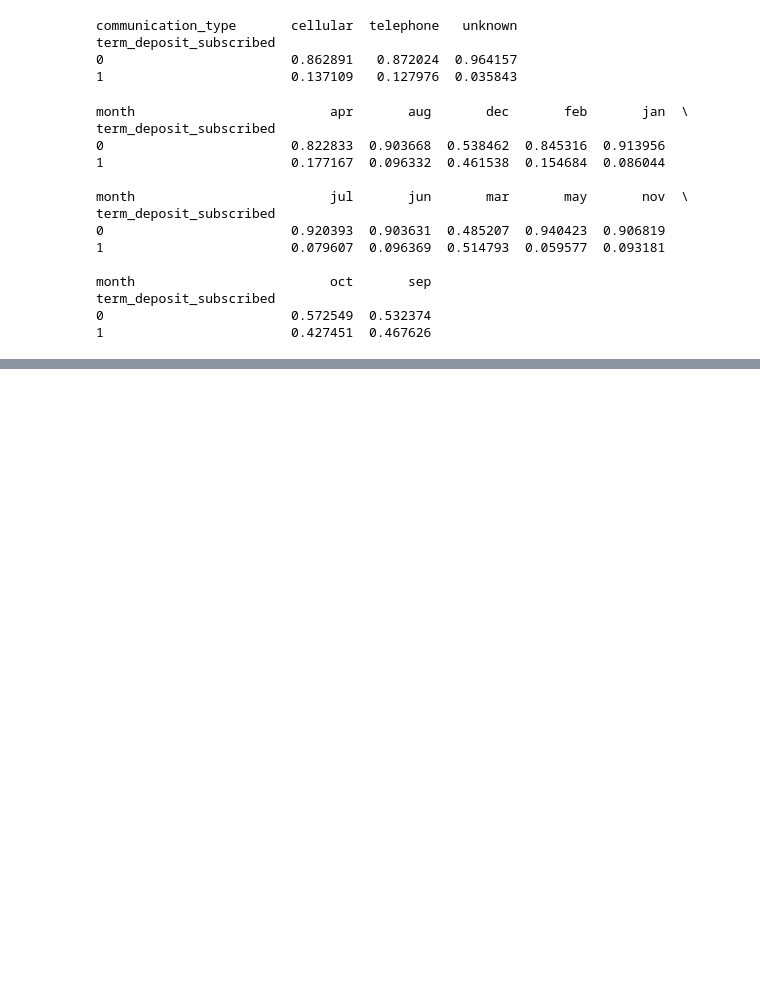
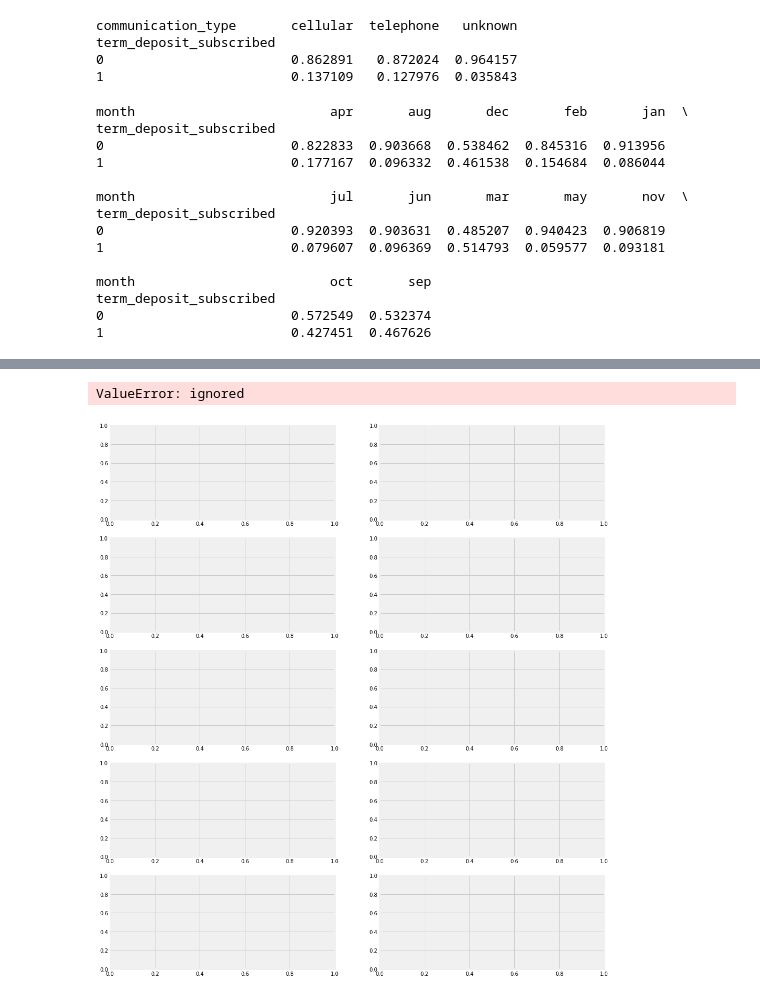
Before and after one commit to cmannnn/bank-promotional-campaigns, a Jupyter notebook: Guided_Hackathon_1.ipynb, the cells around one changed output, grey strips where cells are left out. Saved outputs shown, nothing was run; the diff lists cells and outputs as text; code cells hidden in the pictures; blank space fills up the shorter version.

```diff
--- a/Guided_Hackathon_1.ipynb
+++ b/Guided_Hackathon_1.ipynb
@@ -464,0 +477,21 @@ term_deposit_subscribed
+# %%
+'''# bivariate barcharts
+fig, axes = plt.subplots(5, 2, figsize=(15, 19))
+axes = [ax for ax_rows in axes for ax in ax_rows]
+
+for i, c in enumerate(train[cat_cols]):
+  v1 = train[c].value_counts(normalize=True).reset_index().rename({'index': c,'c': 'count'}, axis = 1)
+  v2 = train[c].value_counts(normalize=True).reset_index().rename({'index': c, 'c': 'count'}, axis = 1)
+
+  v1[target_col] = 0
+  v2[target_col] = 1
+
+  df = pd.concat([v1, v2]).reset_index(drop = True)
+
+  _ = sns.barplot(y=c, x='count', data=df, hue=target_col, ax=axes[i])
+
+plt.tight_layout()
+plt.show()'''
+# %% [output]
+ValueError: ignored
+[figure, added]
```
Also changed, not shown: parts of 12 cells of this notebook.
